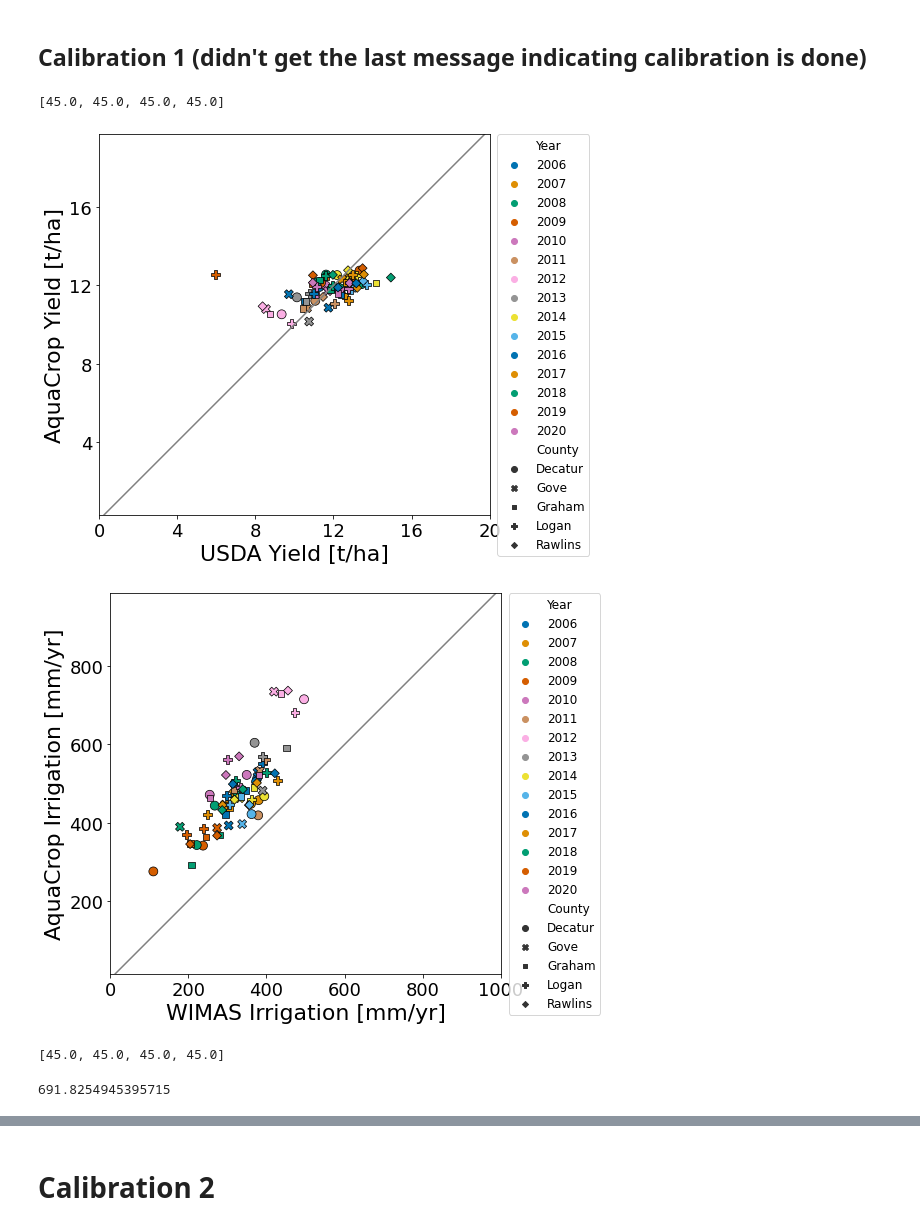
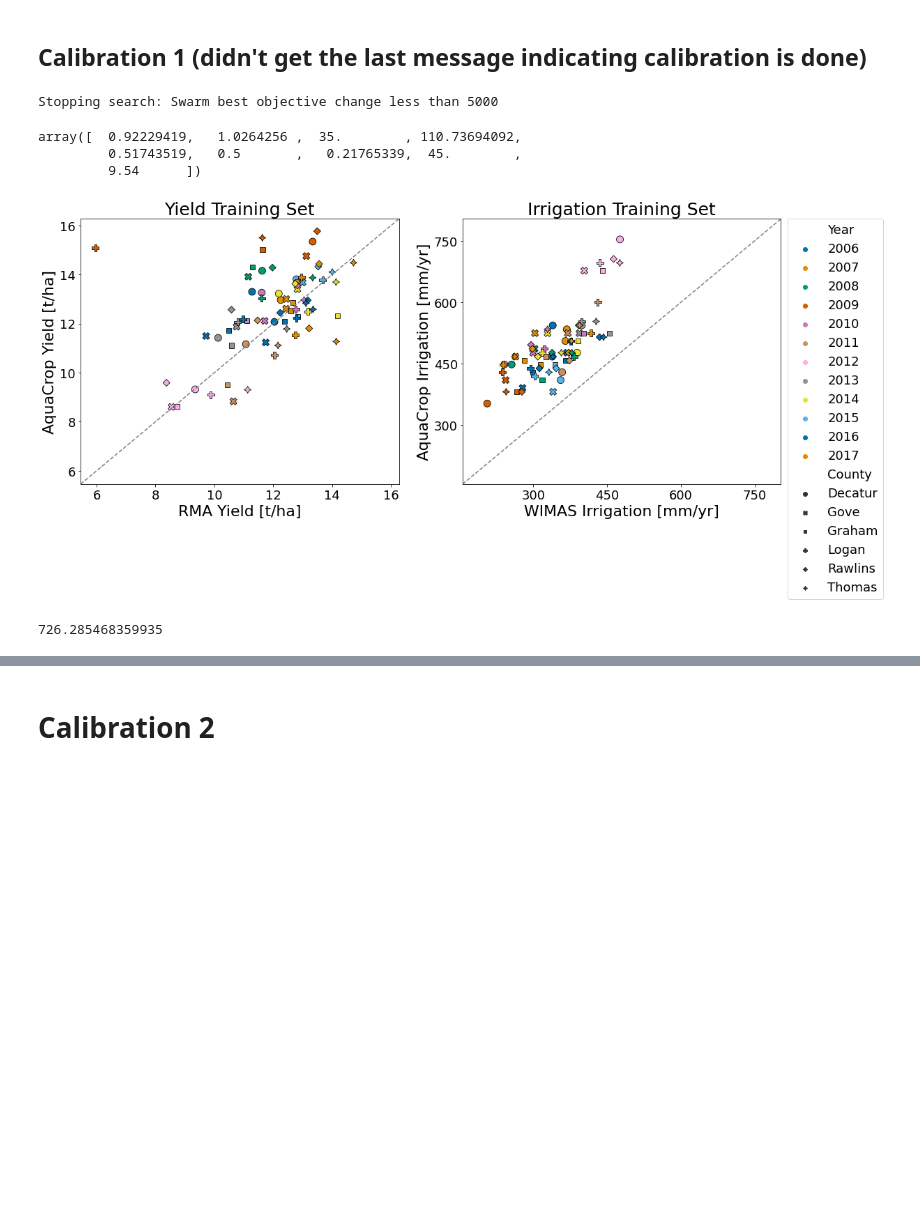
Before and after one commit to wndlovu/EGGS-Aquacrop, a Jupyter notebook: data_analysis_county/corn_calibration.ipynb, the cells around one changed output, grey strips where cells are left out. Saved outputs shown, nothing was run; the diff lists cells and outputs as text; code cells hidden in the pictures; blank space fills up the shorter version.

Commit message:
aquacrop calibration for corn -train plots

```diff
--- a/data_analysis_county/corn_calibration.ipynb
+++ b/data_analysis_county/corn_calibration.ipynb
@@ -1399,13 +1402,20 @@ ub = [0.99, 1.10, 35.00, 125.0, 0.52, 0.5, 0.3, 90.0, (31.8+0.5)]
 # %% [markdown]
 ## Calibration 1 (didn't get the last message indicating calibration is done)
 # %%
-xopt1, fopt1 = pso(fitnessCalc, lb, ub, args = (pheno_df, gridmet, soil_irrig, irrig_corn_calib, irrig_rma_yield, irrig_depth, 'train'))
+
+xopt1, fopt1 = pso(fitnessCalc, lb, ub, minfunc = 5000, swarmsize=100, maxiter=50, args = (pheno_df, gridmet, soil_irrig, irrig_corn_calib, irrig_rma_yield, irrig_depth, 'train'))
+# %% [output]
+Stopping search: Swarm best objective change less than 5000
+# %%
+xopt1
+# %% [output]
+array([  0.92229419,   1.0264256 ,  35.        , 110.73694092,
+         0.51743519,   0.5       ,   0.21765339,  45.        ,
+         9.54      ])
 # %%
-modelResults([ 0.95831449,  1.00043752, 34.602734  , 80.4474162 ,  0.50522955,
-        0.49999999,  0.20743376, 45.0], pheno_df, gridmet, soil_irrig, irrig_corn_calib, irrig_rma_yield, irrig_depth)
+modelResults([ 0.92229419,   1.0264256 ,  35.        , 110.73694092,
+         0.51743519,   0.5       ,   0.21765339,  45.        ,
+         9.54], pheno_df, gridmet, soil_irrig, irrig_corn_calib, irrig_rma_yield, irrig_depth, 'train')
 # %% [output]
+[figure, new version]
-[45.0, 45.0, 45.0, 45.0]
+726.285468359935
-[figure, old version]
-[figure, removed]
-[45.0, 45.0, 45.0, 45.0]
-691.8254945395715
```
Also changed, not shown: parts of 35 cells of this notebook.
